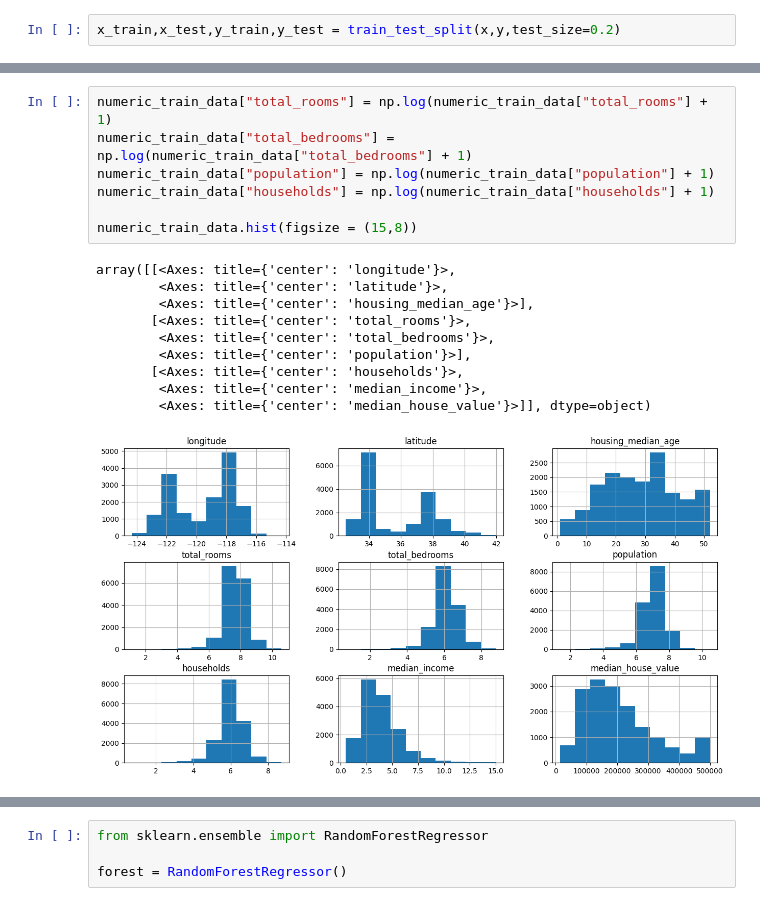
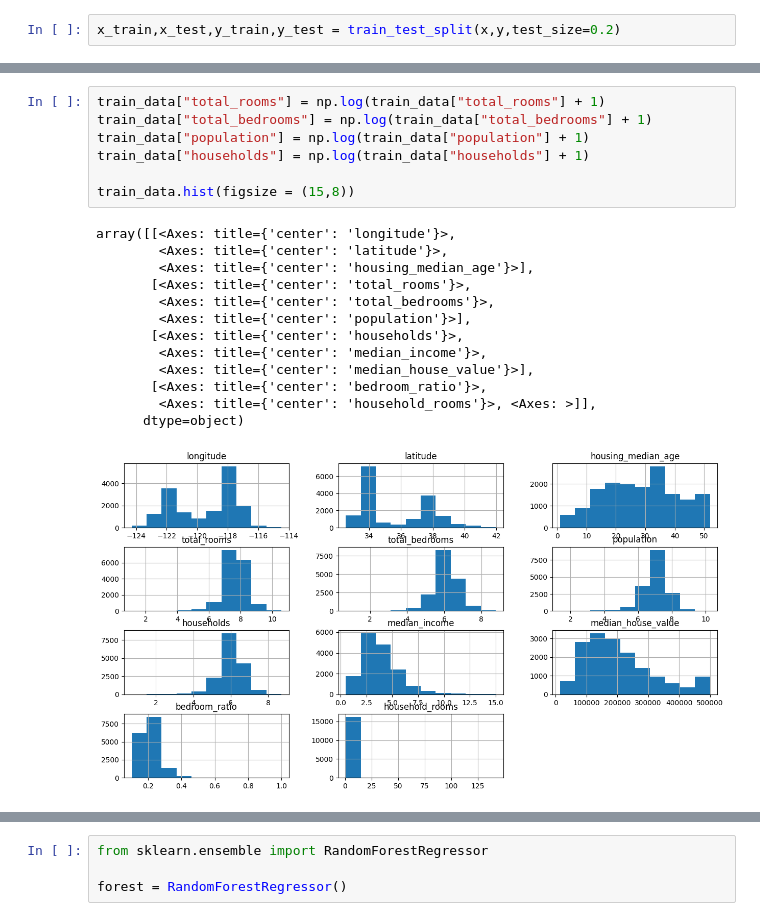
Before and after one commit to Thilankavishka/House-Price-Prediction-Model, a Jupyter notebook: HousePrediction.ipynb, the cells around one changed output, grey strips where cells are left out. Cells and saved outputs as stored; diff of their text form.

```diff
--- a/HousePrediction.ipynb
+++ b/HousePrediction.ipynb
@@ -109,19 +108,22 @@ sns.heatmap(numeric_train_data.corr(),annot = True,cmap="YlGnBu")
 # %%
-numeric_train_data["total_rooms"] = np.log(numeric_train_data["total_rooms"] + 1)
-numeric_train_data["total_bedrooms"] = np.log(numeric_train_data["total_bedrooms"] + 1)
-numeric_train_data["population"] = np.log(numeric_train_data["population"] + 1)
-numeric_train_data["households"] = np.log(numeric_train_data["households"] + 1)
+train_data["total_rooms"] = np.log(train_data["total_rooms"] + 1)
+train_data["total_bedrooms"] = np.log(train_data["total_bedrooms"] + 1)
+train_data["population"] = np.log(train_data["population"] + 1)
+train_data["households"] = np.log(train_data["households"] + 1)
 
-numeric_train_data.hist(figsize = (15,8))
+train_data.hist(figsize = (15,8))
 # %% [output]
 array([[<Axes: title={'center': 'longitude'}>,
         <Axes: title={'center': 'latitude'}>,
         <Axes: title={'center': 'housing_median_age'}>],
        [<Axes: title={'center': 'total_rooms'}>,
         <Axes: title={'center': 'total_bedrooms'}>,
         <Axes: title={'center': 'population'}>],
        [<Axes: title={'center': 'households'}>,
         <Axes: title={'center': 'median_income'}>,
-        <Axes: title={'center': 'median_house_value'}>]], dtype=object)
+        <Axes: title={'center': 'median_house_value'}>],
+       [<Axes: title={'center': 'bedroom_ratio'}>,
+        <Axes: title={'center': 'household_rooms'}>, <Axes: >]],
+      dtype=object)
-[figure, old version]
+[figure, new version]
 # %%
```
Also changed, not shown: parts of 24 cells of this notebook.
